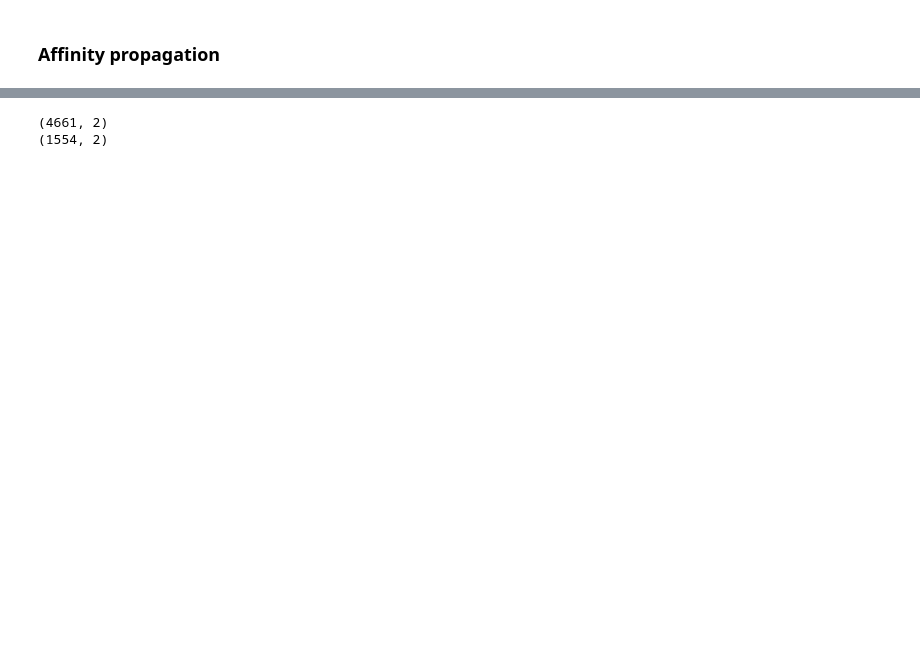
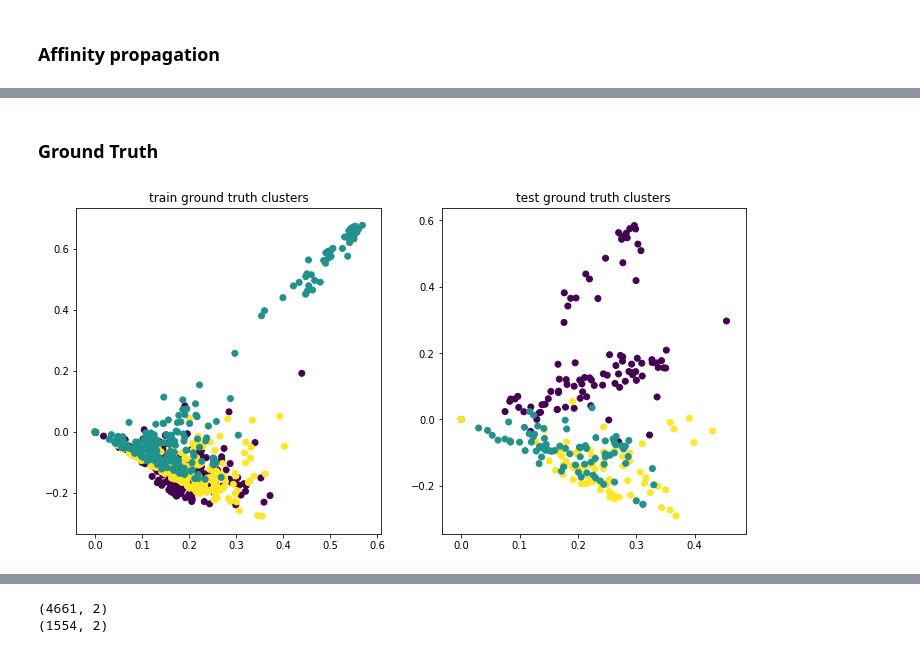
Before and after one commit to brianmcguckin/thinkful_unit_04_capstone, a Jupyter notebook: 04_capstone_unsupervised_learning_final.ipynb, the cells around one changed output, grey strips where cells are left out. Saved outputs shown, nothing was run; the diff lists cells and outputs as text; code cells hidden in the pictures; blank space fills up the shorter version.

```diff
--- a/04_capstone_unsupervised_learning_final.ipynb
+++ b/04_capstone_unsupervised_learning_final.ipynb
@@ -493,0 +598,25 @@ plt.show()
+# %%
+X_train_norm_ = normalize(X_train_tfidf_)
+X_test_norm_ = normalize(X_test_tfidf_)
+
+X_train_svd_ = TruncatedSVD(2).fit_transform(X_train_norm_)
+X_test_svd_ = TruncatedSVD(2).fit_transform(X_test_norm_)
+
+n_clust_ = 3
+# %% [markdown]
+### Ground Truth
+# %%
+y_train_gt_ = pd.Categorical(y_train_).codes
+y_test_gt_ = pd.Categorical(y_test_).codes
+
+plt.figure(figsize=(12,6))
+plt.subplot(121)
+plt.scatter(X_train_svd_[:, 0], X_train_svd_[:, 1], c=y_train_gt_)
+plt.title('train ground truth clusters')
+
+plt.subplot(122)
+plt.scatter(X_test_svd_[:, 0], X_test_svd_[:, 1], c=y_test_gt_)
+plt.title('test ground truth clusters')
+plt.show()
+# %% [output]
+[figure, added]
```
Also changed, not shown: parts of 44 cells of this notebook, 1 other file.
